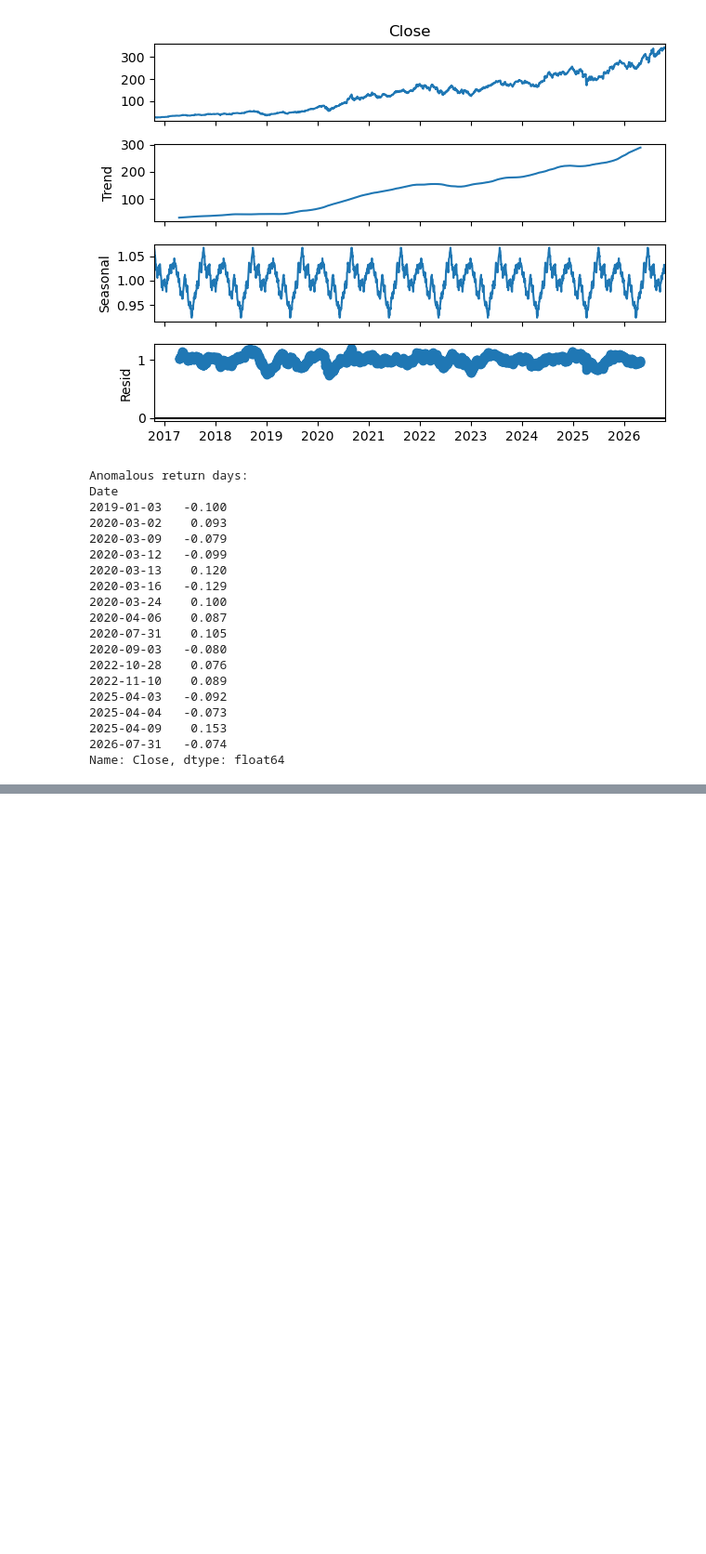
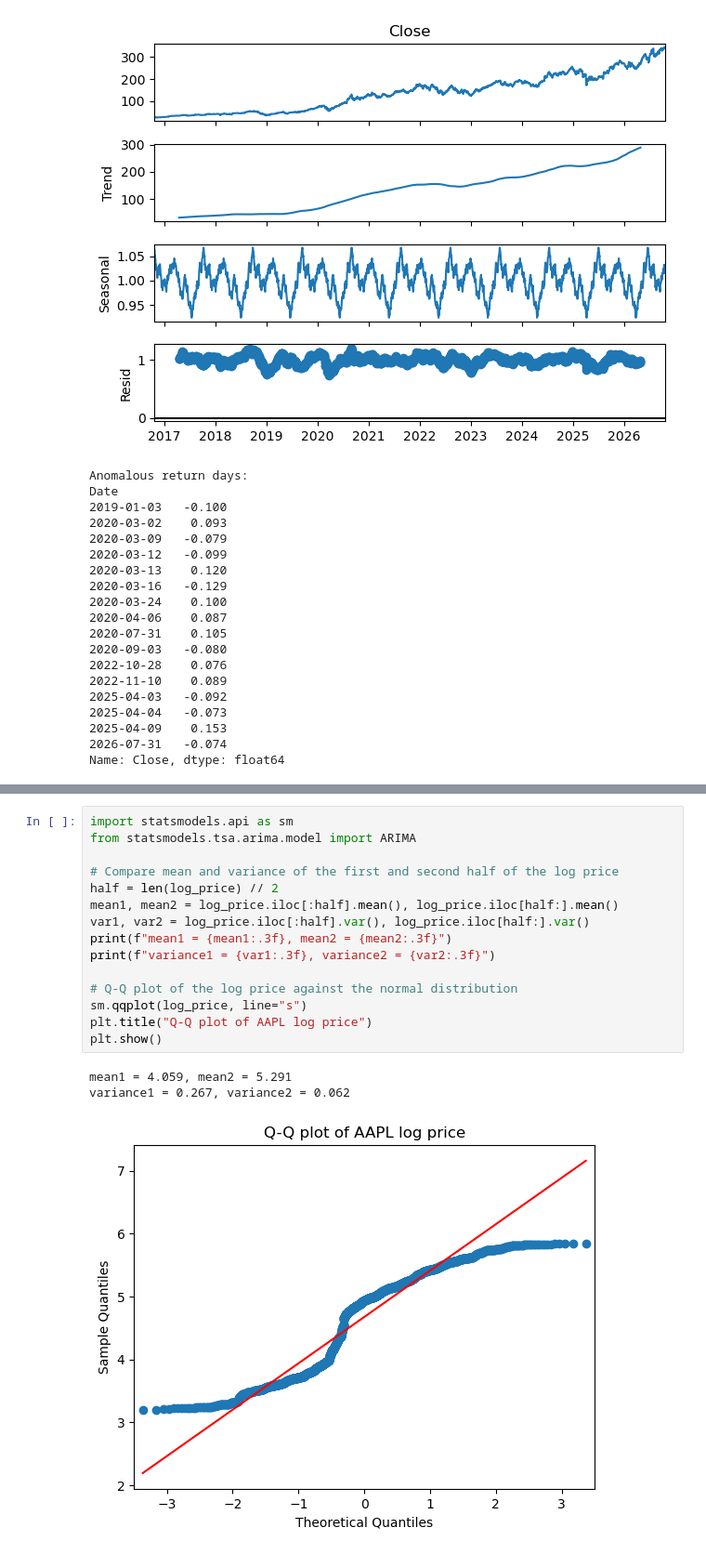
Before and after one commit to duntski/CA1_2026081, a Jupyter notebook: Dulamsuren_Tsamba_CA1_MLforBusiness_HDip.ipynb, the cells around one changed output, grey strips where cells are left out. Shown at 93% size. Cells and saved outputs as stored; diff of their text form; blank space fills up the shorter version.

```diff
--- a/Dulamsuren_Tsamba_CA1_MLforBis_HDip.ipynb
+++ b/Dulamsuren_Tsamba_CA1_MLforBusiness_HDip.ipynb
@@ -518,3 +518,22 @@ plt.show()
 Log price (d=0): ADF statistic = -1.208, p-value = 0.6702 -> NOT stationary
 First difference (d=1): ADF statistic = -16.895, p-value = 0.0000 -> stationary
 [figure]
+# %%
+import statsmodels.api as sm
+from statsmodels.tsa.arima.model import ARIMA
+
+# Compare mean and variance of the first and second half of the log price
+half = len(log_price) // 2
+mean1, mean2 = log_price.iloc[:half].mean(), log_price.iloc[half:].mean()
+var1, var2 = log_price.iloc[:half].var(), log_price.iloc[half:].var()
+print(f"mean1 = {mean1:.3f}, mean2 = {mean2:.3f}")
+print(f"variance1 = {var1:.3f}, variance2 = {var2:.3f}")
+
+# Q-Q plot of the log price against the normal distribution
+sm.qqplot(log_price, line="s")
+plt.title("Q-Q plot of AAPL log price")
+plt.show()
+# %% [output]
+mean1 = 4.059, mean2 = 5.291
+variance1 = 0.267, variance2 = 0.062
+[figure, added]
```
Also changed, not shown: parts of 7 cells of this notebook.
